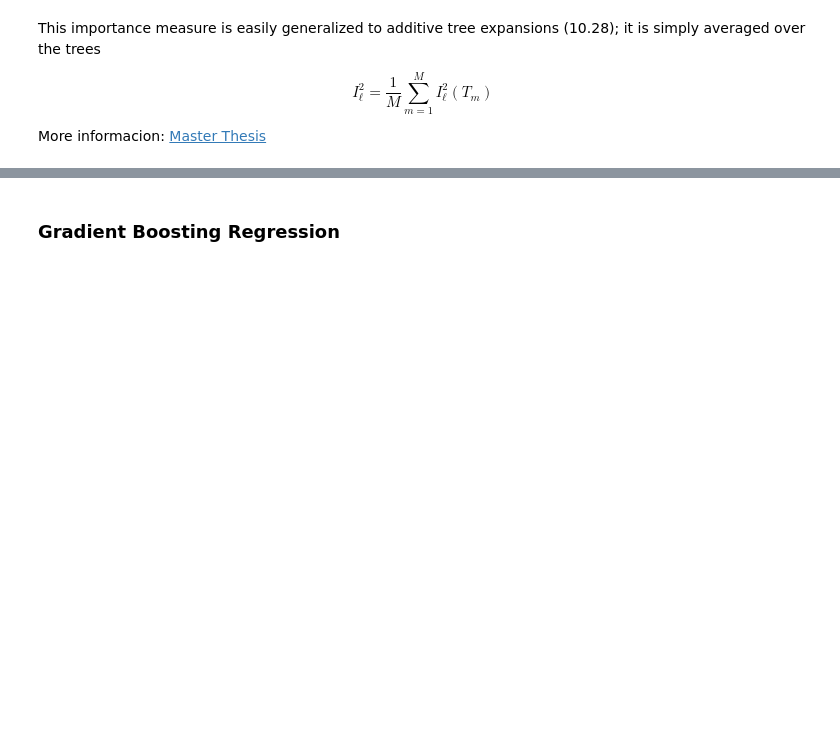
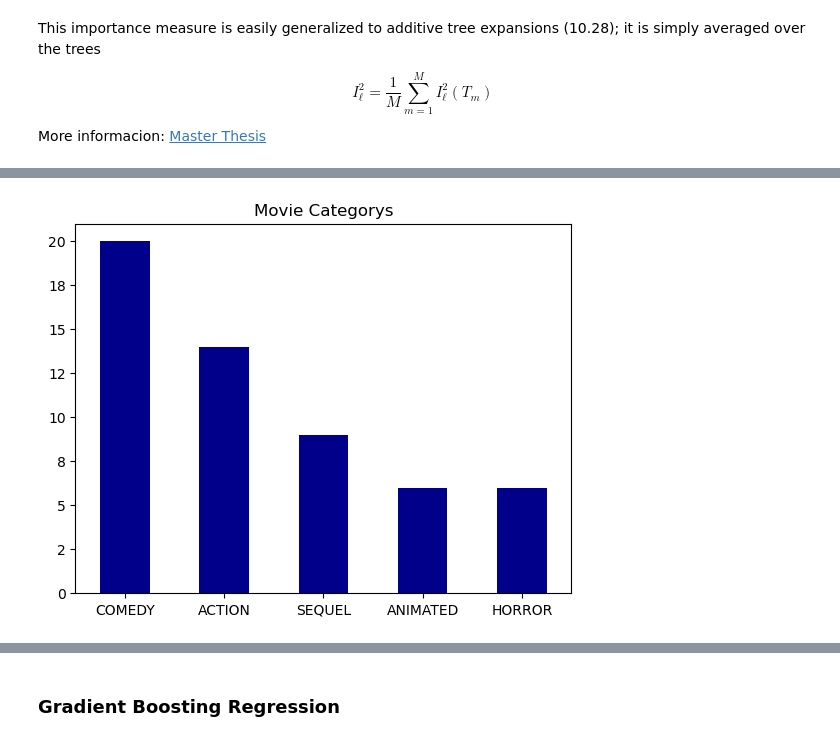
Before and after one commit to dante-cmd/machine-learning-models, a Jupyter notebook: 4.- tree random forest.ipynb, the cells around one changed output, grey strips where cells are left out. Drawn from its saved outputs; the diff is of its cells as text; code cells hidden in the pictures; blank space fills up the shorter version.

```diff
--- a/4.- tree random forest.ipynb
+++ b/4.- tree random forest.ipynb
@@ -345,0 +276,12 @@ Confusion Matrix
+# %%
+table = data_movie[['SEQUEL', 'ACTION','COMEDY', 'ANIMATED', 'HORROR']].sum()
+ax = (table.sort_values(ascending=False)).plot(kind='bar', color='DarkBlue', rot=0)
+yticks = ax.get_yticks()
+yticklabels = ["" if x<0 else "{:0}".format(round(x)) for x in yticks]
+ylim = ax.get_ylim()
+ax.set_yticks(yticks)
+ax.set_yticklabels(yticklabels)
+ax.set_ylim(ylim)
+ax.set_title('Movie Categorys');
+# %% [output]
+[figure, added]
```
Also changed, not shown: parts of 105 cells of this notebook, 1 other file.
